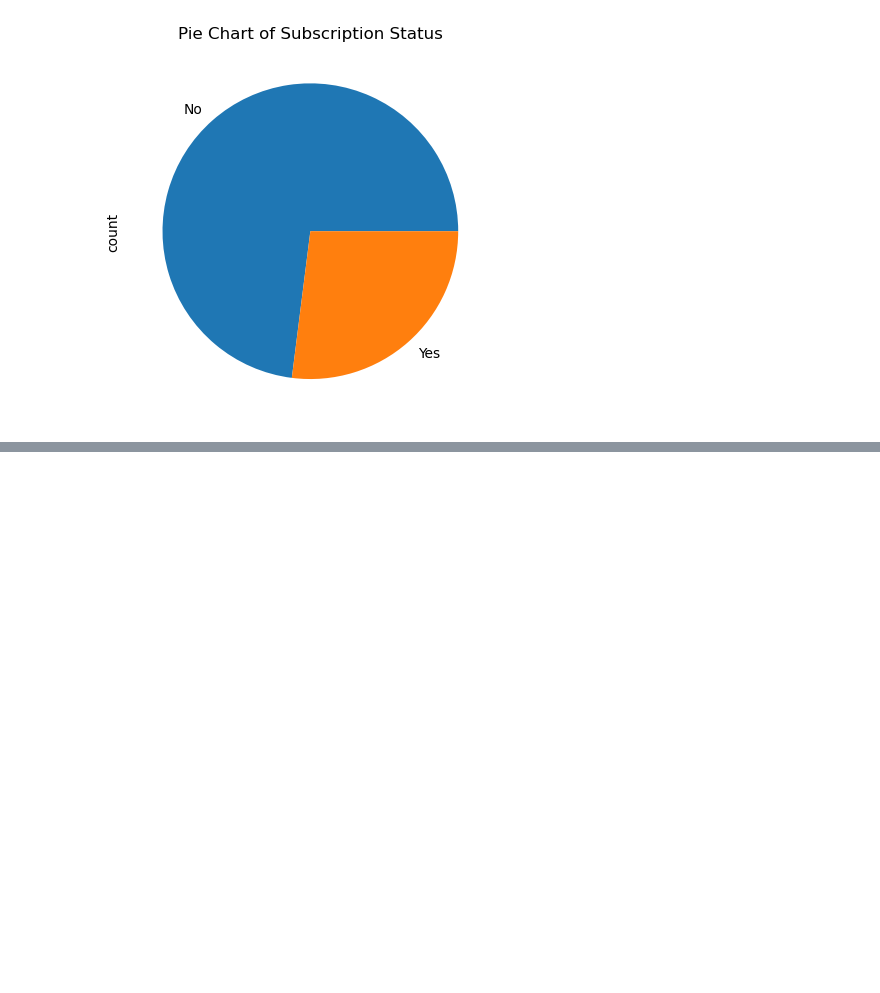
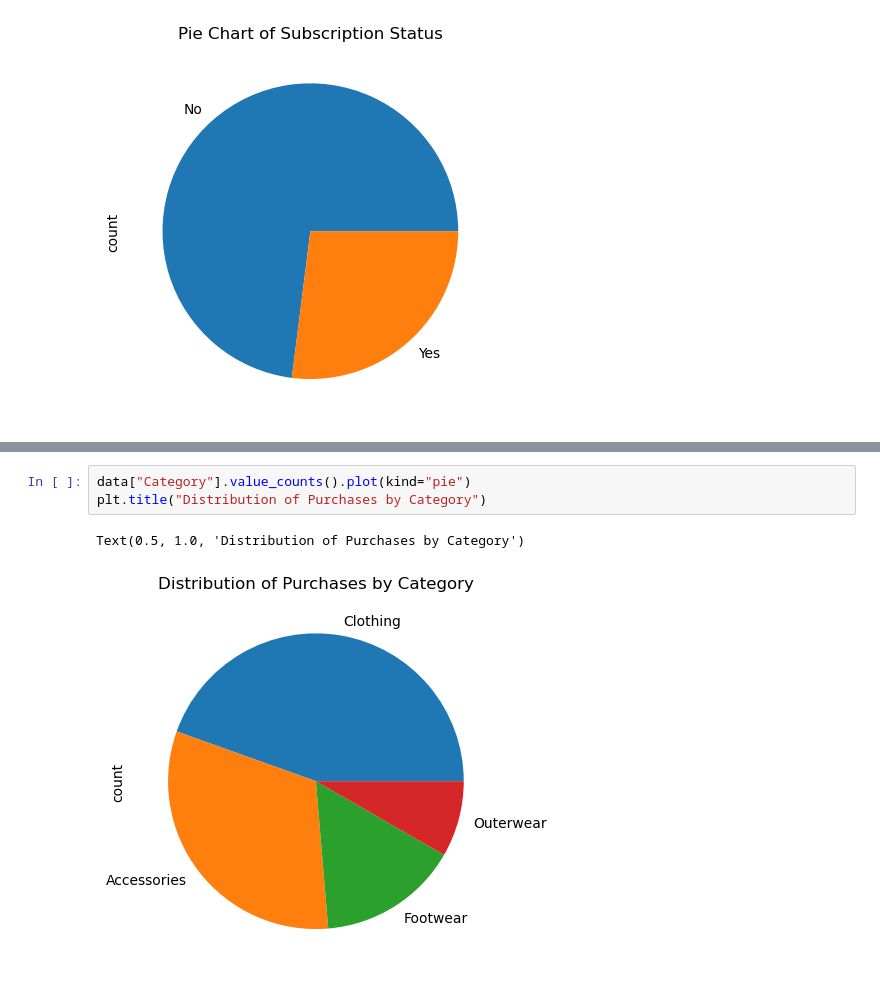
Before and after one commit to markprubin/misc-da, a Jupyter notebook: shopping-trends/shopping_trends.ipynb, the cells around one changed output, grey strips where cells are left out. Drawn from its saved outputs; the diff is of its cells as text; blank space fills up the shorter version.

```diff
--- a/shopping-trends/shopping_trends.ipynb
+++ b/shopping-trends/shopping_trends.ipynb
@@ -131,0 +244,6 @@ data["Color"].value
+# %%
+data["Category"].value_counts().plot(kind="pie")
+plt.title("Distribution of Purchases by Category")
+# %% [output]
+Text(0.5, 1.0, 'Distribution of Purchases by Category')
+[figure, added]
```
Also changed, not shown: parts of 19 cells of this notebook.
